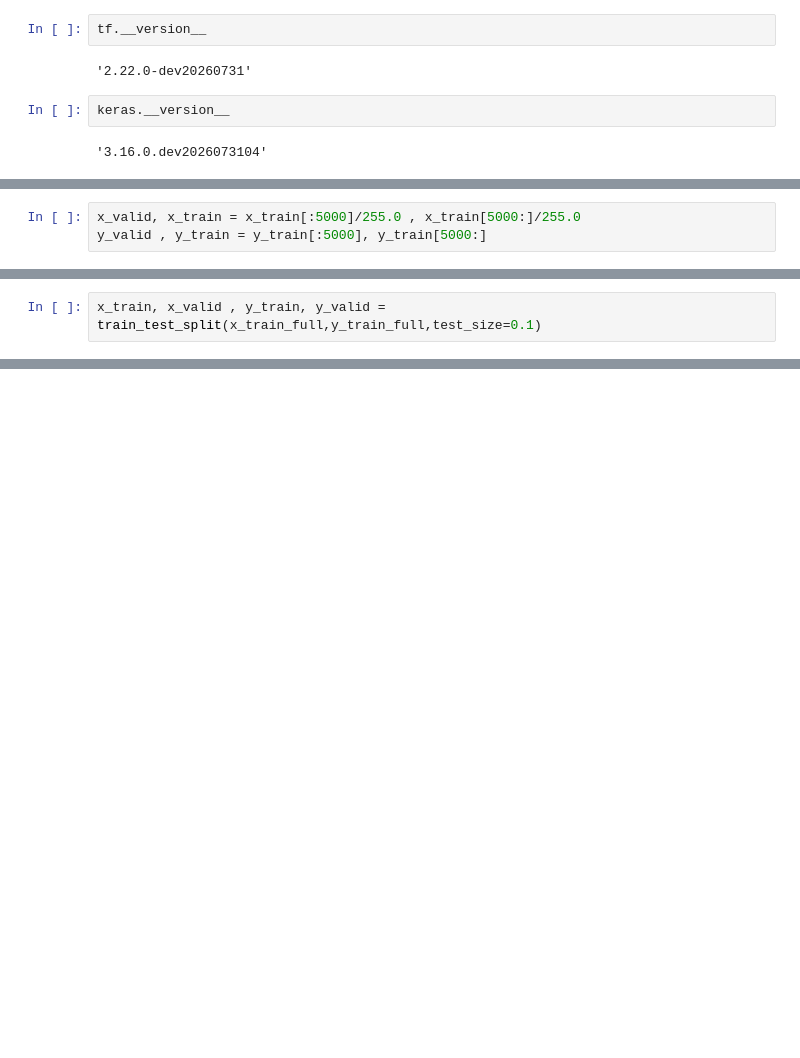
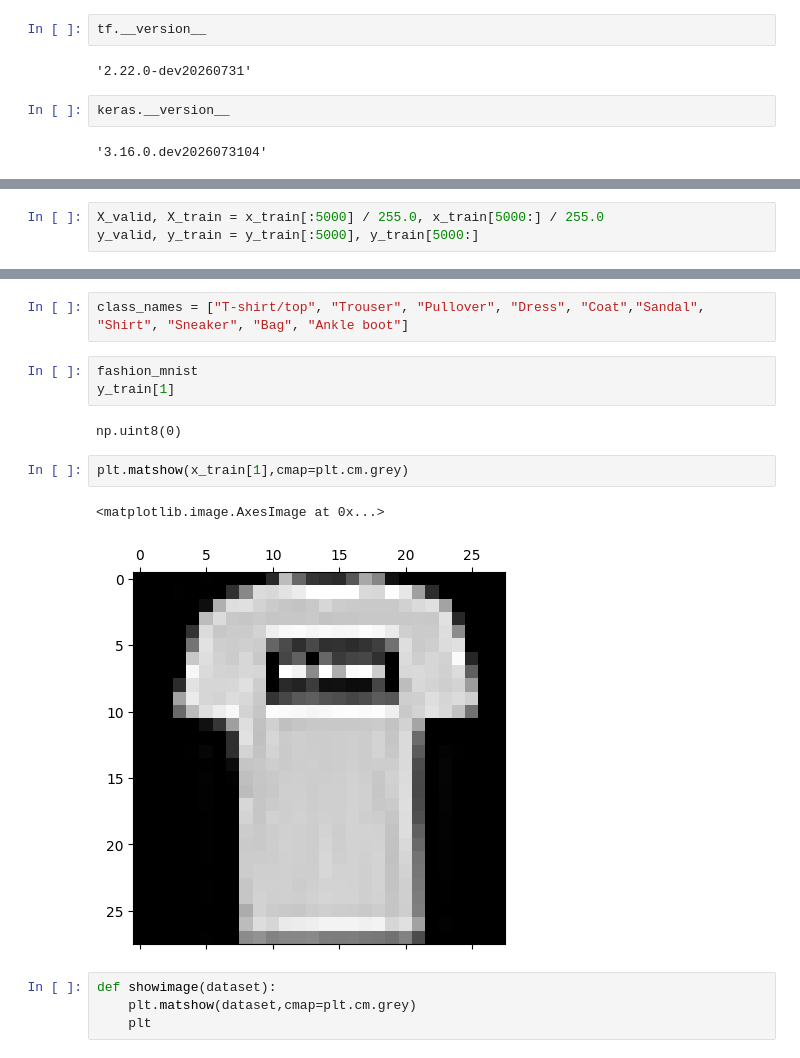
Before and after one commit to Fatheroop/Code-Files, a Jupyter notebook: lEARNING DATA SCIENCE/perceptrons Neutral network/tesorflow.ipynb, the cells around one changed output, grey strips where cells are left out. Saved outputs shown, nothing was run; the diff lists cells and outputs as text; blank space fills up the shorter version.

```diff
--- a/lEARNING DATA SCIENCE/perceptrons Neutral network/tesorflow.ipynb
+++ b/lEARNING DATA SCIENCE/perceptrons Neutral network/tesorflow.ipynb
@@ -17,3 +43,3 @@ fashion_mnist = keras.datasets.fashion_mnist
 # %%
-x_valid, x_train = x_train[:5000]/255.0 , x_train[5000:]/255.0
-y_valid , y_train = y_train[:5000], y_train[5000:]
+X_valid, X_train = x_train[:5000] / 255.0, x_train[5000:] / 255.0
+y_valid, y_train = y_train[:5000], y_train[5000:]
@@ -146,2 +45,0 @@ x_train_full,x_test,  y_train_full, y_test = train_test_split(x,y,test_size=0.1)
-# %%
-x_train, x_valid , y_train, y_valid = train_test_split(x_train_full,y_train_full,test_size=0.1)
@@ -176,0 +46,16 @@ model.evaluate(x_test,y_test)
+# %%
+class_names = ["T-shirt/top", "Trouser", "Pullover", "Dress", "Coat","Sandal", "Shirt", "Sneaker", "Bag", "Ankle boot"]
+# %%
+fashion_mnist
+y_train[1]
+# %% [output]
+np.uint8(0)
+# %%
+plt.matshow(x_train[1],cmap=plt.cm.grey)
+# %% [output]
+<matplotlib.image.AxesImage at 0x...>
+[figure, added]
+# %%
+def showimage(dataset):
+    plt.matshow(dataset,cmap=plt.cm.grey)
+    plt
```
Also changed, not shown: parts of 28 cells of this notebook, 4 other files.
